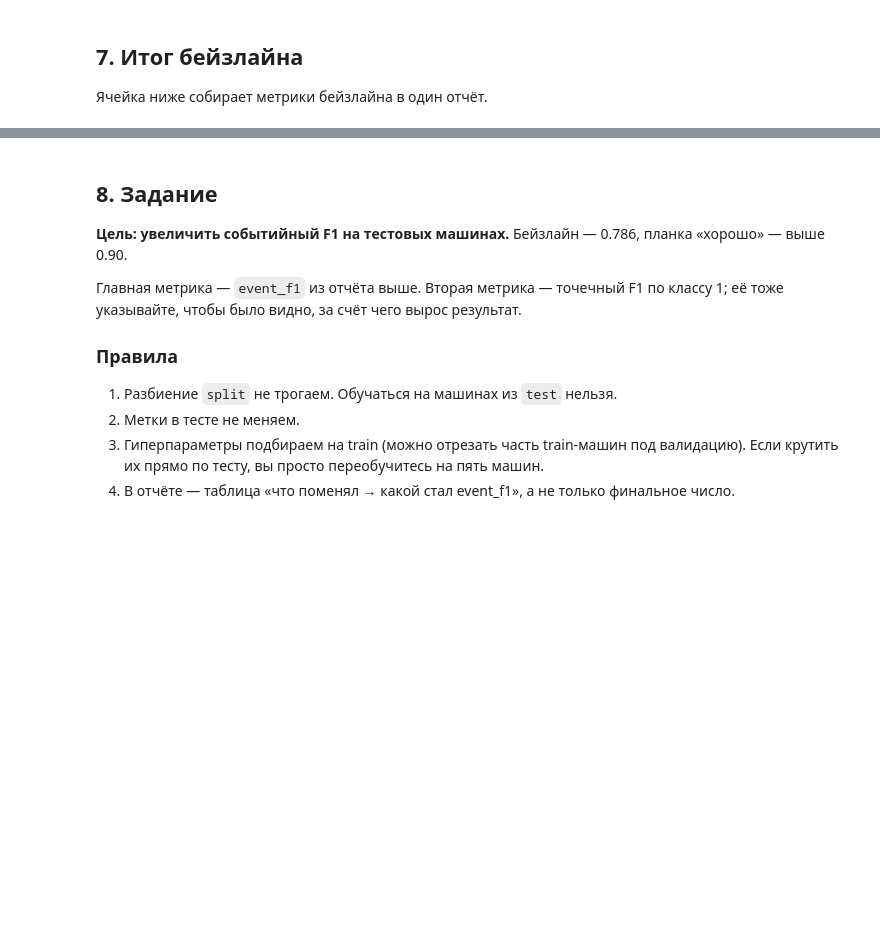
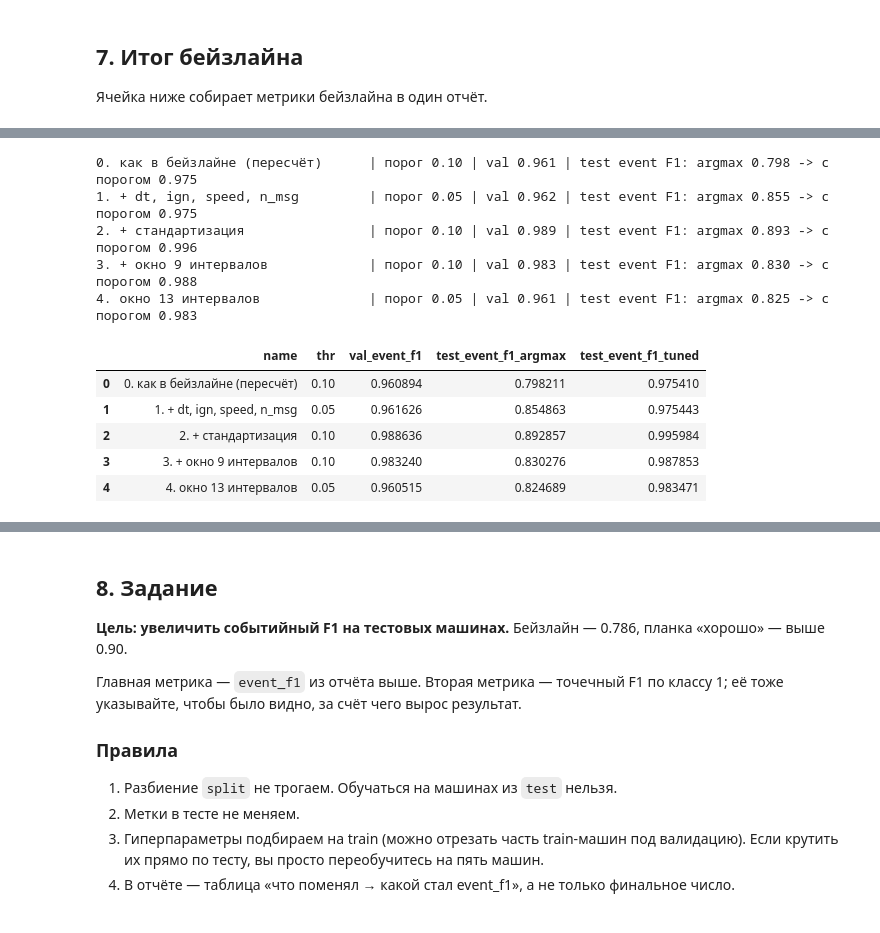
Before and after one commit to NaumJan/NaumJan, a Jupyter notebook: fuel_refuel_detection_lab.ipynb, the cells around one changed output, grey strips where cells are left out. Cells and saved outputs as stored; diff of their text form; code cells hidden in the pictures; blank space fills up the shorter version.

```diff
--- a/fuel_refuel_detection_lab.ipynb
+++ b/fuel_refuel_detection_lab.ipynb
@@ -489,0 +607,29 @@ baseline = report(y_test, y_pred, meta_test, "LSTM baseline")
+# %%
+from numpy.lib.stride_tricks import sliding_window_view
+
+def prep_df(frame):
+    frame = frame.sort_values(["vehicle", "ts"]).copy()
+    gap = frame.groupby("vehicle")["ts"].diff().dt.total_seconds().div(300)   # пропуск в интервалах
+    frame["dt"] = np.log1p(gap.fillna(50).clip(upper=50))
+    h = frame["ts"].dt.hour + frame["ts"].dt.minute / 60
+    frame["hs"], frame["hc"] = np.sin(2 * np.pi * h / 24), np.cos(2 * np.pi * h / 24)
+    return frame
+
+df2 = prep_df(df)
+
+def make_windows2(frame, feats, seq_len):
+    center = seq_len // 2
+    X, y, veh, ts = [], [], [], []
+    for v, g in frame.groupby("vehicle"):
+        n = len(g)
+        if n < seq_len:
+            continue
+        vals = g[feats].values.astype("float32")
+        X.append(sliding_window_view(vals, (seq_len, len(feats)))[:, 0])
+        sl = slice(center, n - seq_len + 1 + center)
+        y.append(g["label"].values[sl].astype("int64"))
+        veh.append(np.full(n - seq_len + 1, v))
+        ts.append(g["ts"].values[sl])
+    meta = pd.DataFrame({"vehicle": np.concatenate(veh),
+                         "ts": pd.to_datetime(np.concatenate(ts))})
+    return np.concatenate(X), np.concatenate(y), meta
@@ -489,0 +703,23 @@ baseline = report(y_test, y_pred, meta_test, "LSTM baseline")
+# %%
+results = [
+    run_experiment(FEATS_BASE, 7, normalize=False, name="0. как в бейзлайне (пересчёт)"),
+    run_experiment(FEATS_FULL, 7, normalize=False, name="1. + dt, ign, speed, n_msg"),
+    run_experiment(FEATS_FULL, 7, normalize=True,  name="2. + стандартизация"),
+    run_experiment(FEATS_FULL, 9, normalize=True,  name="3. + окно 9 интервалов"),
+    run_experiment(FEATS_FULL, 13, normalize=True, name="4. окно 13 интервалов"),
+]
+table = pd.DataFrame([{k: v for k, v in r.items() if k not in ("y_test", "meta_test", "pred_tuned")}
+                      for r in results])
+table
+# %% [output]
+0. как в бейзлайне (пересчёт)      | порог 0.10 | val 0.961 | test event F1: argmax 0.798 -> с порогом 0.975
+1. + dt, ign, speed, n_msg         | порог 0.05 | val 0.962 | test event F1: argmax 0.855 -> с порогом 0.975
+2. + стандартизация                | порог 0.10 | val 0.989 | test event F1: argmax 0.893 -> с порогом 0.996
+3. + окно 9 интервалов             | порог 0.10 | val 0.983 | test event F1: argmax 0.830 -> с порогом 0.988
+4. окно 13 интервалов              | порог 0.05 | val 0.961 | test event F1: argmax 0.825 -> с порогом 0.983
+|  | name | thr | val_event_f1 | test_event_f1_argmax | test_event_f1_tuned |
+| 0 | 0. как в бейзлайне (пересчёт) | 0.10 | 0.960894 | 0.798211 | 0.975410 |
+| 1 | 1. + dt, ign, speed, n_msg | 0.05 | 0.961626 | 0.854863 | 0.975443 |
+| 2 | 2. + стандартизация | 0.10 | 0.988636 | 0.892857 | 0.995984 |
+| 3 | 3. + окно 9 интервалов | 0.10 | 0.983240 | 0.830276 | 0.987853 |
+| 4 | 4. окно 13 интервалов | 0.05 | 0.960515 | 0.824689 | 0.983471 |
```
Also changed, not shown: parts of 15 cells of this notebook.
